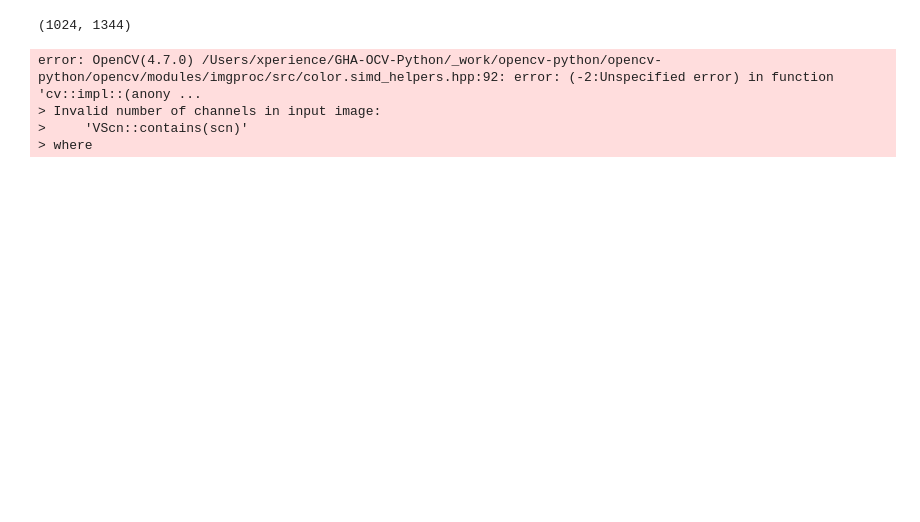
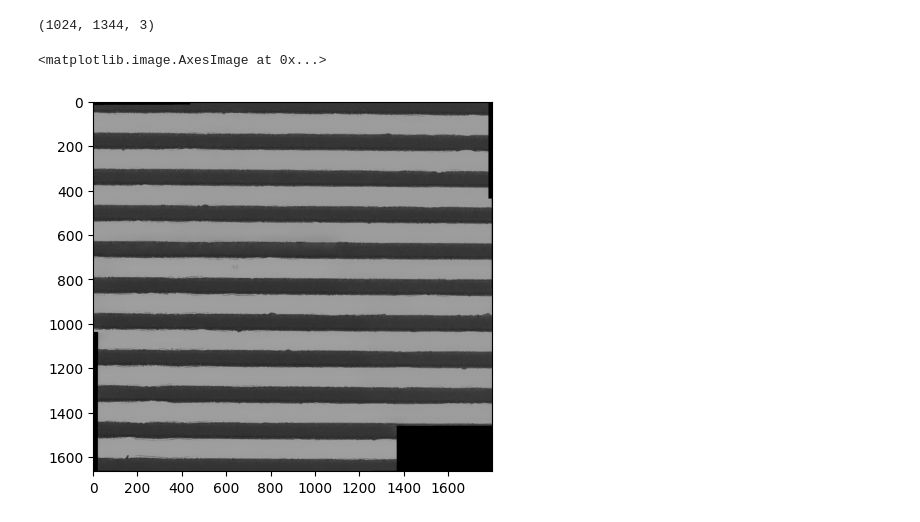
Before and after one commit to spoonk/chip-imaging, a Jupyter notebook: backend/prototyping/image_stitch.ipynb, the cells around one changed output. Cells and saved outputs as stored; diff of their text form; code cells hidden in the pictures; blank space fills up the shorter version.

```diff
--- a/backend/prototyping/image_stitch.ipynb
+++ b/backend/prototyping/image_stitch.ipynb
@@ -76,11 +81,12 @@ def stitch_images(images):
          print("Can't stitch images, error code = %d" % status)
 
   return result
-# %%
-stitch_images(images)
-# %% [output]
-(1024, 1344)
-error: OpenCV(4.7.0) /Users/xperience/GHA-OCV-Python/_work/opencv-python/opencv-python/opencv/modules/imgproc/src/color.simd_helpers.hpp:92: error: (-2:Unspecified error) in function 'cv::impl::(anony ...
-> Invalid number of channels in input image:
->     'VScn::contains(scn)'
-> where
+# %%
+res = stitch_images(images)
+# %% [output]
+(1024, 1344, 3)
+# %%
+plt.imshow(res)
+# %% [output]
+<matplotlib.image.AxesImage at 0x...>
+[figure, added]
```
Also changed, not shown: parts of 6 cells of this notebook, 1 other file.
